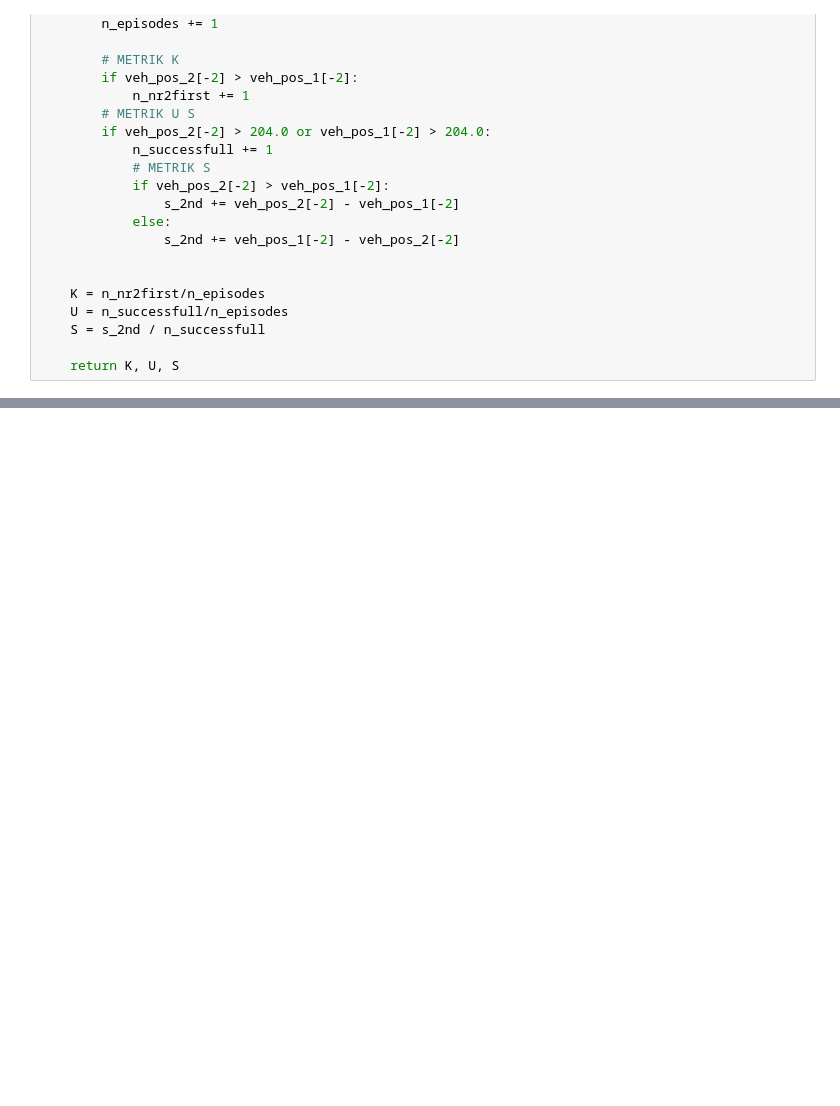
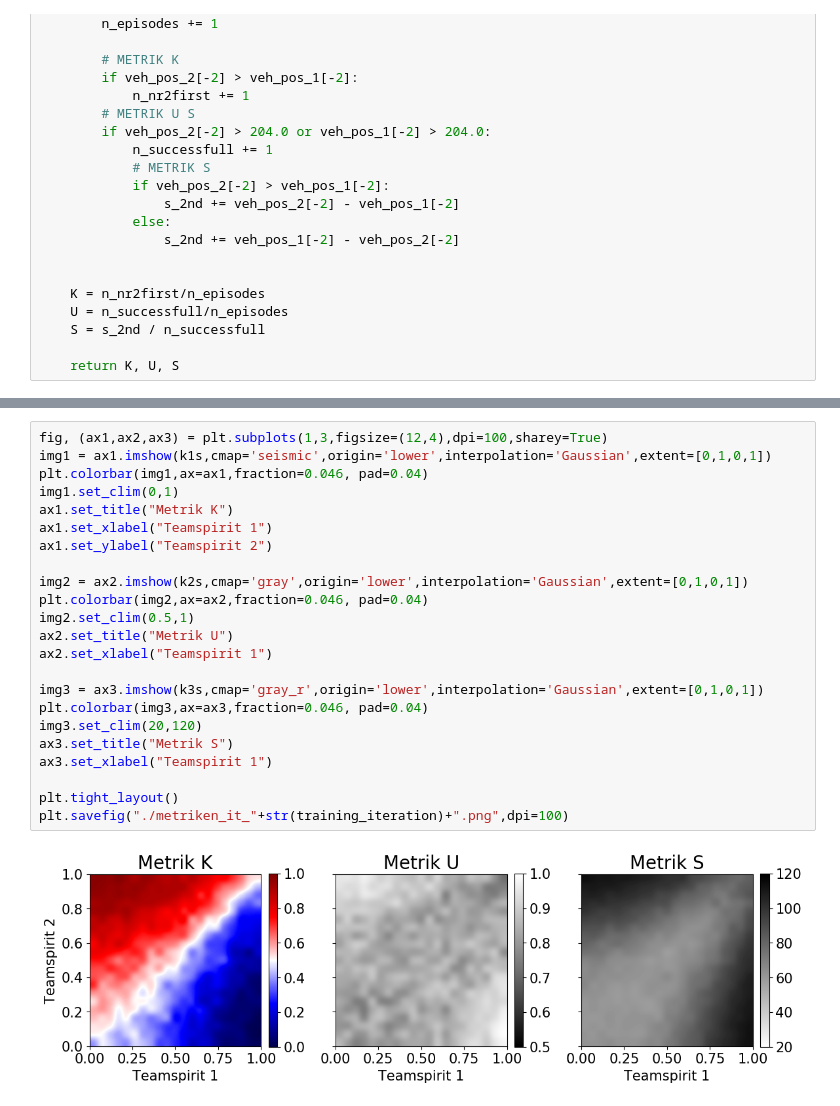
Before and after one commit to MouvementMondial/flow, a Jupyter notebook: Diplomarbeit/Auswertung_teamspirit_1.ipynb, the cells around one changed output, grey strips where cells are left out. Drawn from its saved outputs; the diff is of its cells as text; blank space fills up the shorter version.

```diff
--- a/Diplomarbeit/Auswertung_teamspirit_1.ipynb
+++ b/Diplomarbeit/Auswertung_teamspirit_1.ipynb
@@ -98 +122,26 @@ for teamspirit_0 in range(-10,11):
+# %%
+fig, (ax1,ax2,ax3) = plt.subplots(1,3,figsize=(12,4),dpi=100,sharey=True)
+img1 = ax1.imshow(k1s,cmap='seismic',origin='lower',interpolation='Gaussian',extent=[0,1,0,1])
+plt.colorbar(img1,ax=ax1,fraction=0.046, pad=0.04)
+img1.set_clim(0,1)
+ax1.set_title("Metrik K")
+ax1.set_xlabel("Teamspirit 1")
+ax1.set_ylabel("Teamspirit 2")
+
+img2 = ax2.imshow(k2s,cmap='gray',origin='lower',interpolation='Gaussian',extent=[0,1,0,1])
+plt.colorbar(img2,ax=ax2,fraction=0.046, pad=0.04)
+img2.set_clim(0.5,1)
+ax2.set_title("Metrik U")
+ax2.set_xlabel("Teamspirit 1")
+
+img3 = ax3.imshow(k3s,cmap='gray_r',origin='lower',interpolation='Gaussian',extent=[0,1,0,1])
+plt.colorbar(img3,ax=ax3,fraction=0.046, pad=0.04)
+img3.set_clim(20,120)
+ax3.set_title("Metrik S")
+ax3.set_xlabel("Teamspirit 1")
+
+plt.tight_layout()
+plt.savefig("./metriken_it_"+str(training_iteration)+".png",dpi=100)
+# %% [output]
+[figure, added]
 # %%
```
Also changed, not shown: parts of 8 cells of this notebook, 12 other files.
